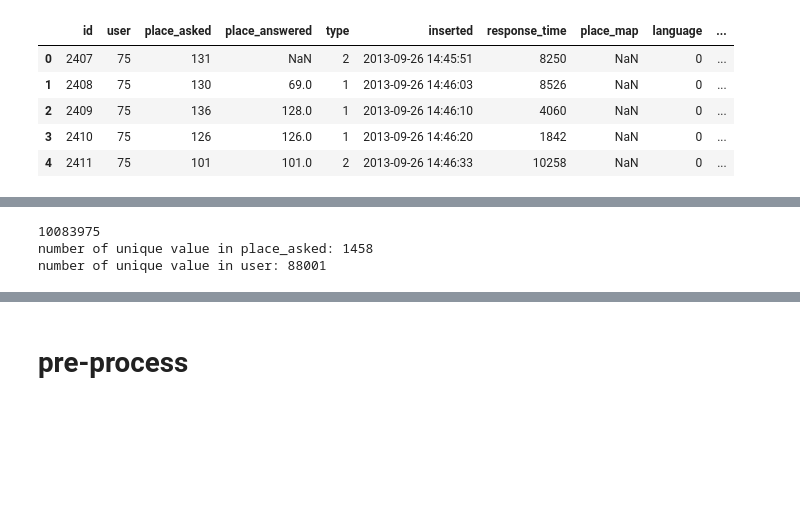
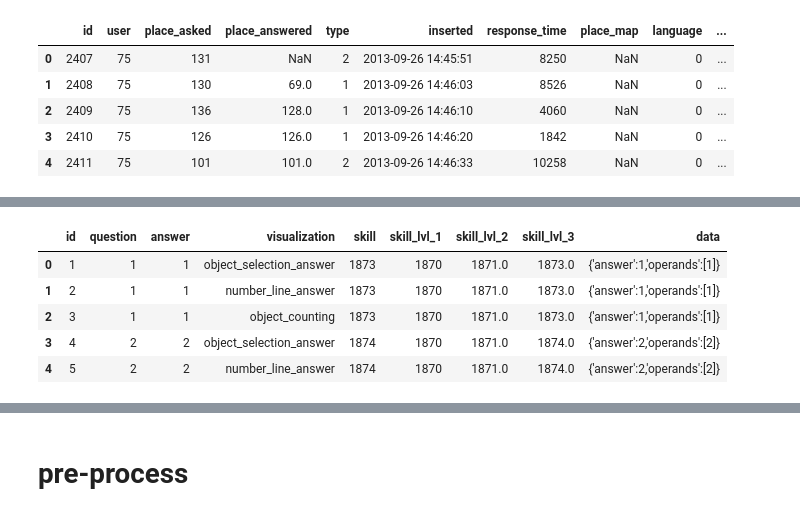
Before and after one commit to mlcolab/psi-kt, a Jupyter notebook: data/preprocess/slepemapy.ipynb, the cells around one changed output, grey strips where cells are left out. Saved outputs shown, nothing was run; the diff lists cells and outputs as text; code cells hidden in the pictures; blank space fills up the shorter version.

```diff
--- a/data/preprocess/slepemapy.ipynb
+++ b/data/preprocess/slepemapy.ipynb
@@ -52,8 +78,17 @@ number of unique value in user: 91331
 # %%
-answer = remove_log(answer, 'user')
+answer = remove_log(answer, 'student')
 print(len(answer))
-count_unique(answer, ['place_asked', 'user'])
+print(count_unique(answer, ['item', 'student']))
-# %% [output]
-10083975
-number of unique value in place_asked: 1458
-number of unique value in user: 88001
+# %%
+# Every item belongs to exactly one skill (mostly level 2 or level 3 skills).
+# Features 'skill_lvl_X' stands for ancestor skill of item on given level.
+# They can be used for comfortable item filtering.
+item = pd.read_csv(os.path.join(prefix, 'items.csv'))#, sep=';')
+item.head()
+# %% [output]
+|  | id | question | answer | visualization | skill | skill_lvl_1 | skill_lvl_2 | skill_lvl_3 | data |
+| 0 | 1 | 1 | 1 | object_selection_answer | 1873 | 1870 | 1871.0 | 1873.0 | {'answer':1,'operands':[1]} |
+| 1 | 2 | 1 | 1 | number_line_answer | 1873 | 1870 | 1871.0 | 1873.0 | {'answer':1,'operands':[1]} |
+| 2 | 3 | 1 | 1 | object_counting | 1873 | 1870 | 1871.0 | 1873.0 | {'answer':1,'operands':[1]} |
+| 3 | 4 | 2 | 2 | object_selection_answer | 1874 | 1870 | 1871.0 | 1874.0 | {'answer':2,'operands':[2]} |
+| 4 | 5 | 2 | 2 | number_line_answer | 1874 | 1870 | 1871.0 | 1874.0 | {'answer':2,'operands':[2]} |
```
Also changed, not shown: parts of 24 cells of this notebook, 15 other files.
